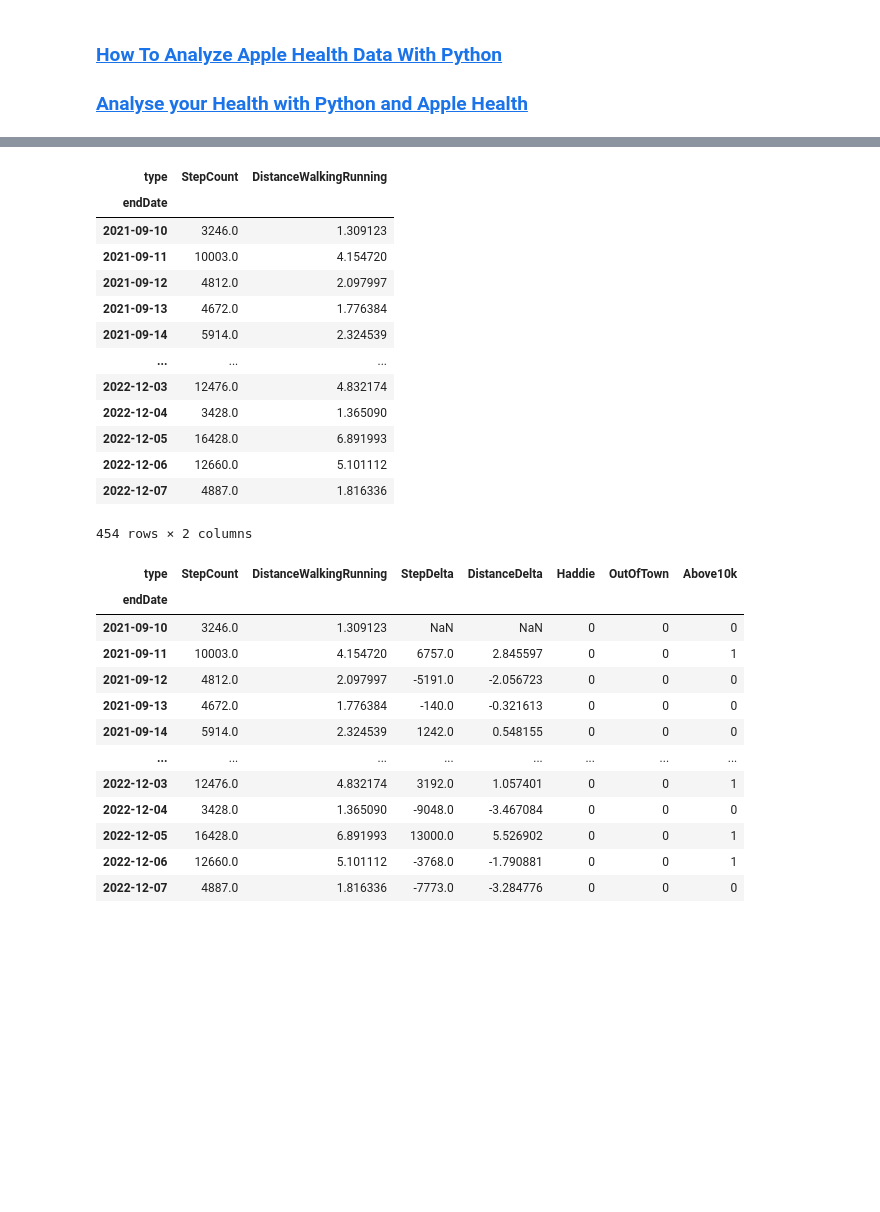
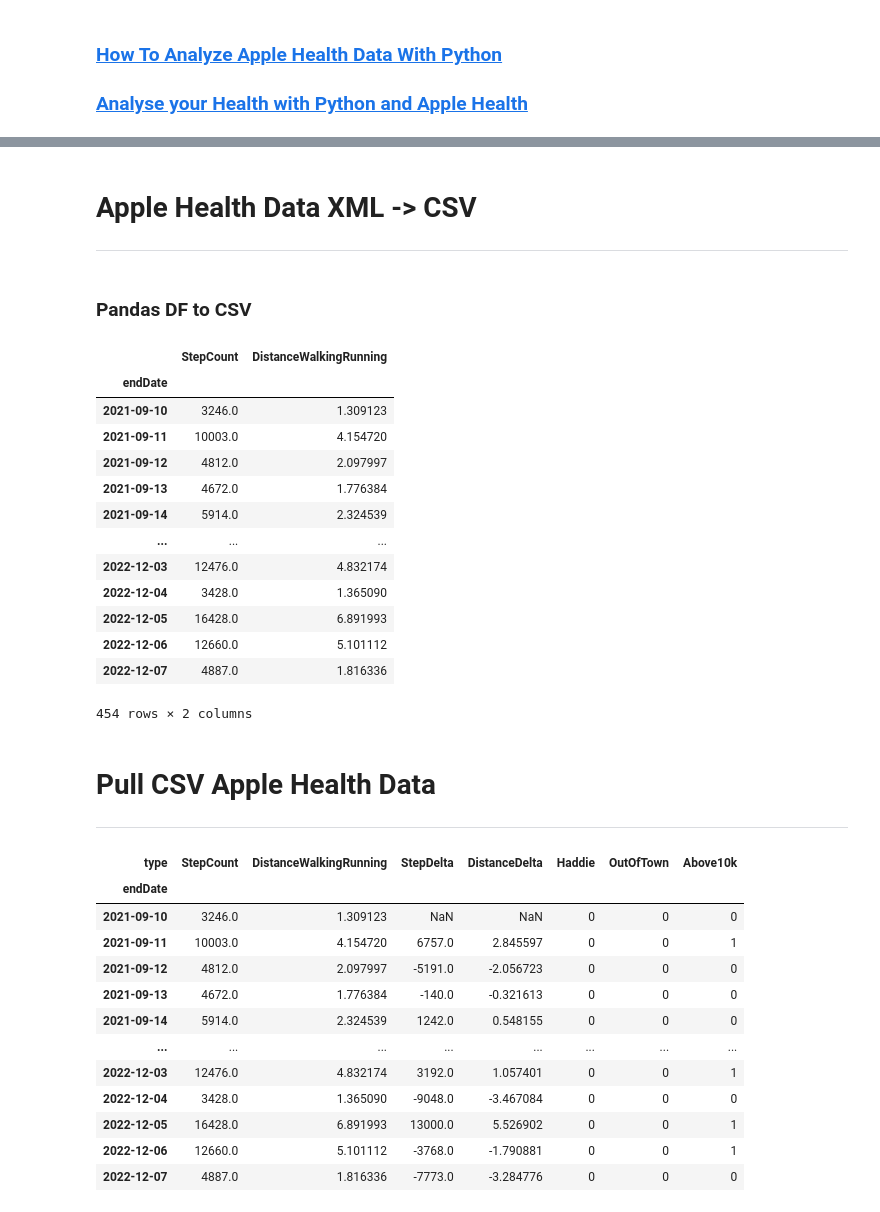
Before and after one commit to bridaniels/ML_Trading_2ndEd, a Jupyter notebook: P2_ML_trading_fundamentals/10_bayesian_ML/06_markov_chain_monte_carlo.ipynb, the cells around one changed output, grey strips where cells are left out. Saved outputs shown, nothing was run; the diff lists cells and outputs as text; code cells hidden in the pictures; blank space fills up the shorter version.

Commit message:
10 06 apple xml to csv

```diff
--- a/P2_ML_trading_fundamentals/10_bayesian_ML/06_markov_chain_monte_carlo.ipynb
+++ b/P2_ML_trading_fundamentals/10_bayesian_ML/06_markov_chain_monte_carlo.ipynb
@@ -105,27 +72,30 @@ record_data.tail()
-# %%
-# pivot dataframe
-pivot_df = record_data.pivot_table(index='endDate', columns='type', values='value')
-# sum StepCount and DistanceWalkingRunning
-df = pivot_df.resample('D').agg({'StepCount' : sum,
-                                 'DistanceWalkingRunning' : sum})
-
-df.index = df.index.strftime('%Y-%m-%d')
-df
-# %% [output]
-| type | StepCount | DistanceWalkingRunning |
-| endDate |  |  |
-| 2021-09-10 | 3246.0 | 1.309123 |
-| 2021-09-11 | 10003.0 | 4.154720 |
-| 2021-09-12 | 4812.0 | 2.097997 |
-| 2021-09-13 | 4672.0 | 1.776384 |
-| 2021-09-14 | 5914.0 | 2.324539 |
-| ... | ... | ... |
-| 2022-12-03 | 12476.0 | 4.832174 |
-| 2022-12-04 | 3428.0 | 1.365090 |
-| 2022-12-05 | 16428.0 | 6.891993 |
-| 2022-12-06 | 12660.0 | 5.101112 |
-| 2022-12-07 | 4887.0 | 1.816336 |
-454 rows × 2 columns
+# %% [markdown]
+# Apple Health Data XML -> CSV
+---
+# %% [markdown]
+### Pandas DF to CSV
+# %%
+df = pd.read_csv('data/steps_distance.csv')
+df.set_index('endDate', inplace=True)
+df
+# %% [output]
+|  | StepCount | DistanceWalkingRunning |
+| endDate |  |  |
+| 2021-09-10 | 3246.0 | 1.309123 |
+| 2021-09-11 | 10003.0 | 4.154720 |
+| 2021-09-12 | 4812.0 | 2.097997 |
+| 2021-09-13 | 4672.0 | 1.776384 |
+| 2021-09-14 | 5914.0 | 2.324539 |
+| ... | ... | ... |
+| 2022-12-03 | 12476.0 | 4.832174 |
+| 2022-12-04 | 3428.0 | 1.365090 |
+| 2022-12-05 | 16428.0 | 6.891993 |
+| 2022-12-06 | 12660.0 | 5.101112 |
+| 2022-12-07 | 4887.0 | 1.816336 |
+454 rows × 2 columns
+# %% [markdown]
+# Pull CSV Apple Health Data
+---
 # %%
 # External Data
 # Daily Difference in Walking
```
Also changed, not shown: parts of 2 cells of this notebook, 3 other files.
